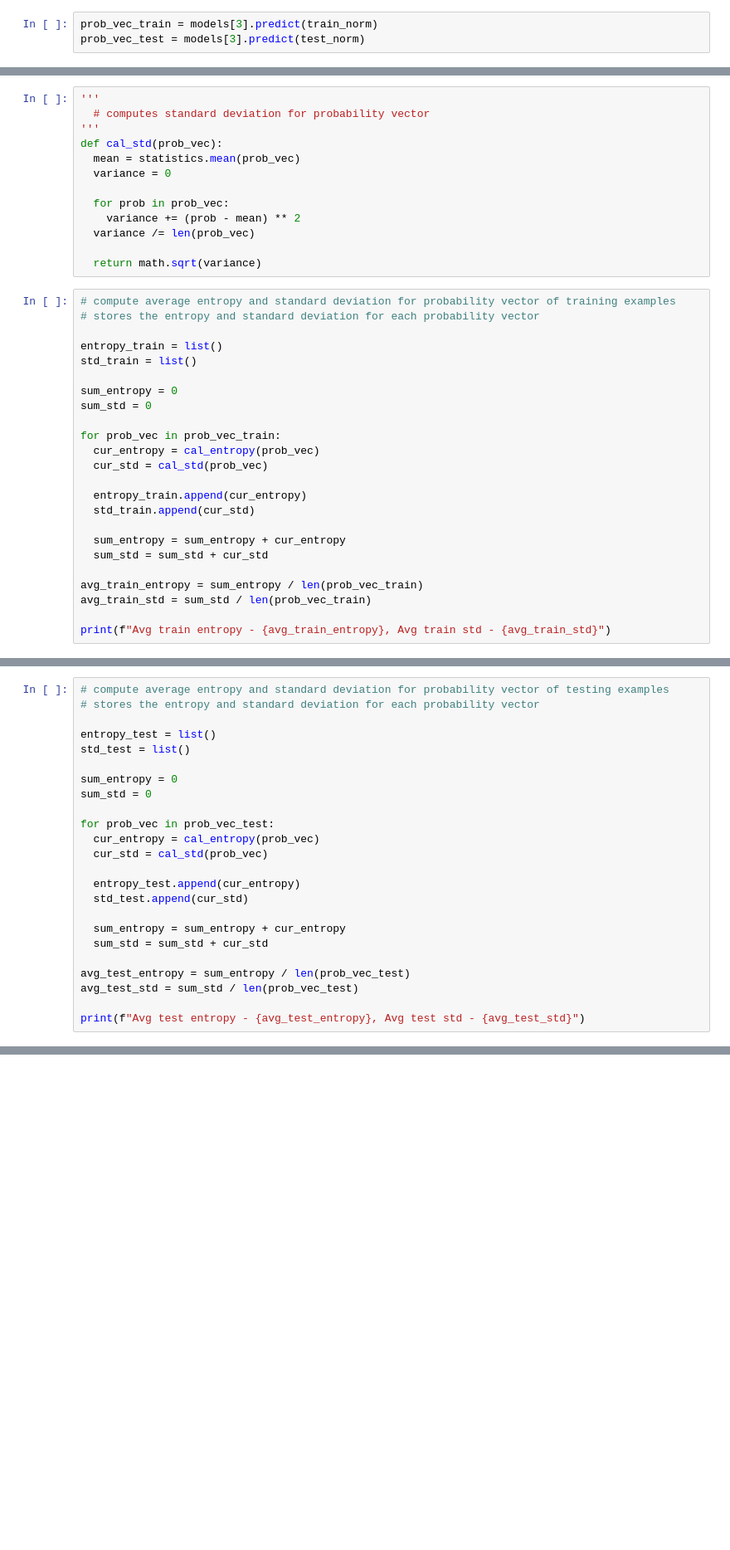
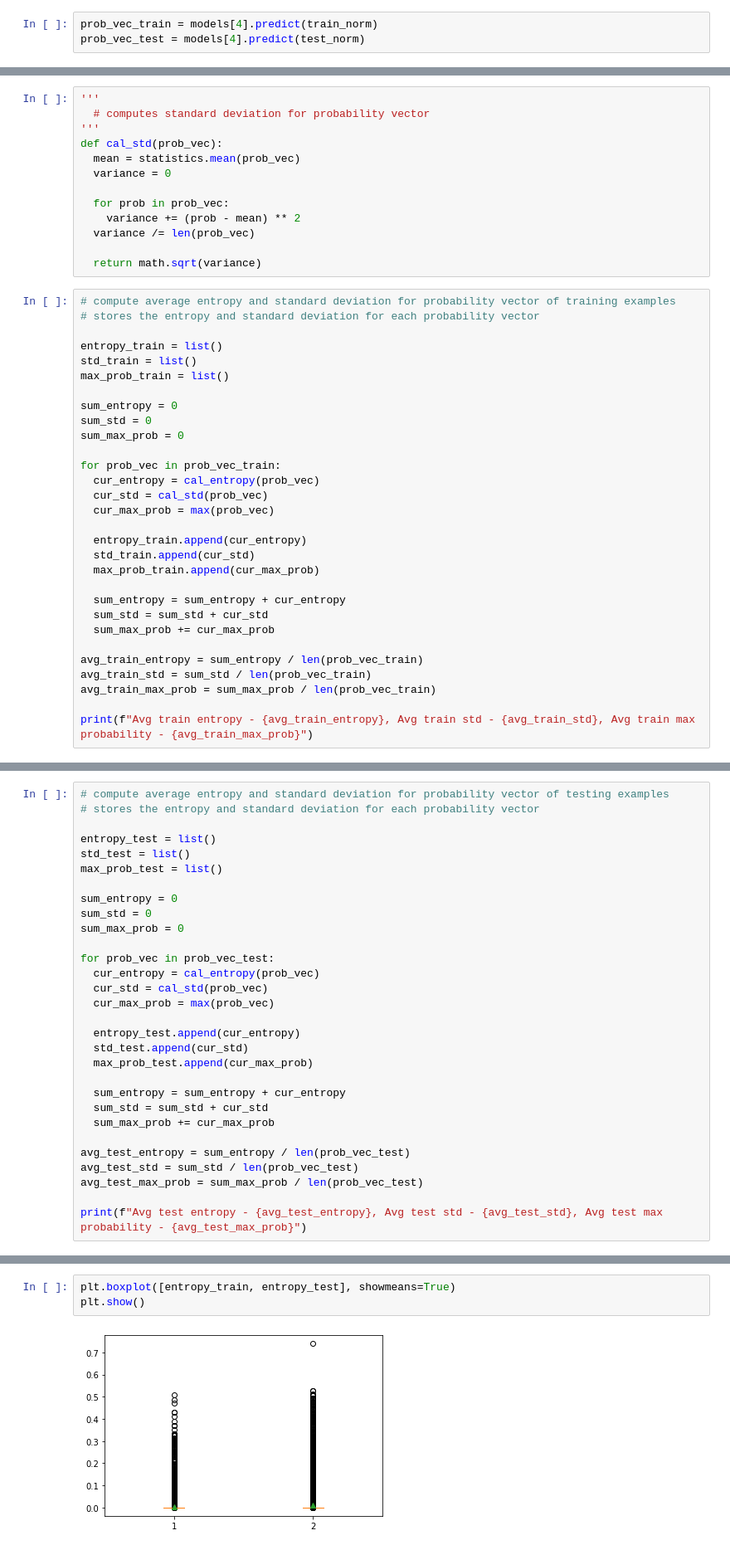
Before and after one commit to aayushhyadav/MIA, a Jupyter notebook: MNIST_CNN.ipynb, the cells around one changed output, grey strips where cells are left out. Shown: that part at 83% size. Saved outputs shown, nothing was run; the diff lists cells and outputs as text; blank space fills up the shorter version.

```diff
--- a/MNIST_CNN.ipynb
+++ b/MNIST_CNN.ipynb
@@ -188,4 +226,4 @@ plot_learning_curves(history)
 # %%
-prob_vec_train = models[3].predict(train_norm)
-prob_vec_test = models[3].predict(test_norm)
+prob_vec_train = models[4].predict(train_norm)
+prob_vec_test = models[4].predict(test_norm)
 # %% [output]
@@ -232,22 +270,28 @@ def cal_std(prob_vec):
 
 entropy_train = list()
 std_train = list()
+max_prob_train = list()
 
 sum_entropy = 0
 sum_std = 0
+sum_max_prob = 0
 
 for prob_vec in prob_vec_train:
   cur_entropy = cal_entropy(prob_vec)
   cur_std = cal_std(prob_vec)
+  cur_max_prob = max(prob_vec)
 
   entropy_train.append(cur_entropy)
   std_train.append(cur_std)
+  max_prob_train.append(cur_max_prob)
 
   sum_entropy = sum_entropy + cur_entropy
   sum_std = sum_std + cur_std
+  sum_max_prob += cur_max_prob
 
 avg_train_entropy = sum_entropy / len(prob_vec_train)
 avg_train_std = sum_std / len(prob_vec_train)
+avg_train_max_prob = sum_max_prob / len(prob_vec_train)
 
-print(f"Avg train entropy - {avg_train_entropy}, Avg train std - {avg_train_std}")
+print(f"Avg train entropy - {avg_train_entropy}, Avg train std - {avg_train_std}, Avg train max probability - {avg_train_max_prob}")
 # %% [output]
@@ -258,22 +302,28 @@ Avg train entropy - 0.002924969237329546, Avg train std - 0.29938625547437236
 
 entropy_test = list()
 std_test = list()
+max_prob_test = list()
 
 sum_entropy = 0
 sum_std = 0
+sum_max_prob = 0
 
 for prob_vec in prob_vec_test:
   cur_entropy = cal_entropy(prob_vec)
   cur_std = cal_std(prob_vec)
+  cur_max_prob = max(prob_vec)
 
   entropy_test.append(cur_entropy)
   std_test.append(cur_std)
+  max_prob_test.append(cur_max_prob)
 
   sum_entropy = sum_entropy + cur_entropy
   sum_std = sum_std + cur_std
+  sum_max_prob += cur_max_prob
 
 avg_test_entropy = sum_entropy / len(prob_vec_test)
 avg_test_std = sum_std / len(prob_vec_test)
+avg_test_max_prob = sum_max_prob / len(prob_vec_test)
 
-print(f"Avg test entropy - {avg_test_entropy}, Avg test std - {avg_test_std}")
+print(f"Avg test entropy - {avg_test_entropy}, Avg test std - {avg_test_std}, Avg test max probability - {avg_test_max_prob}")
 # %% [output]
@@ -335,0 +398,5 @@ cal_auc(std_train, std_test, len(std_train), len(std_test), 0.00001)
+# %%
+plt.boxplot([entropy_train, entropy_test], showmeans=True)
+plt.show()
+# %% [output]
+[figure, added]
```
Also changed, not shown: parts of 16 cells of this notebook.
